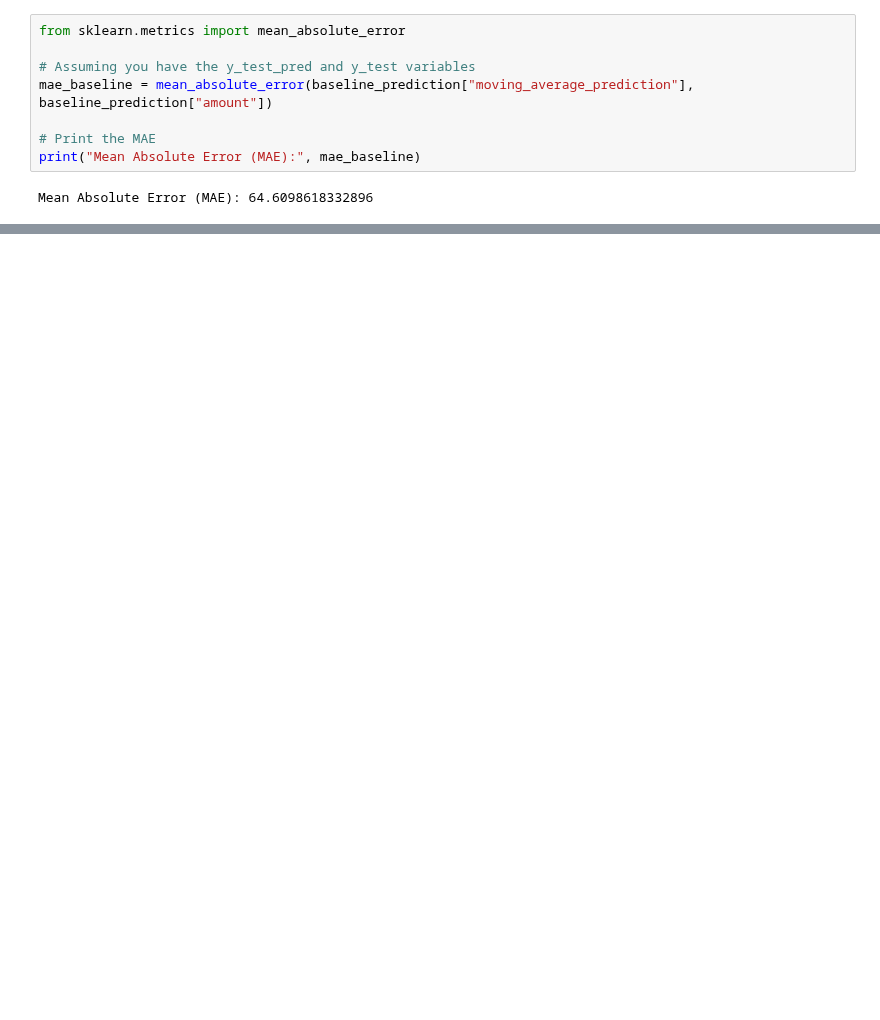
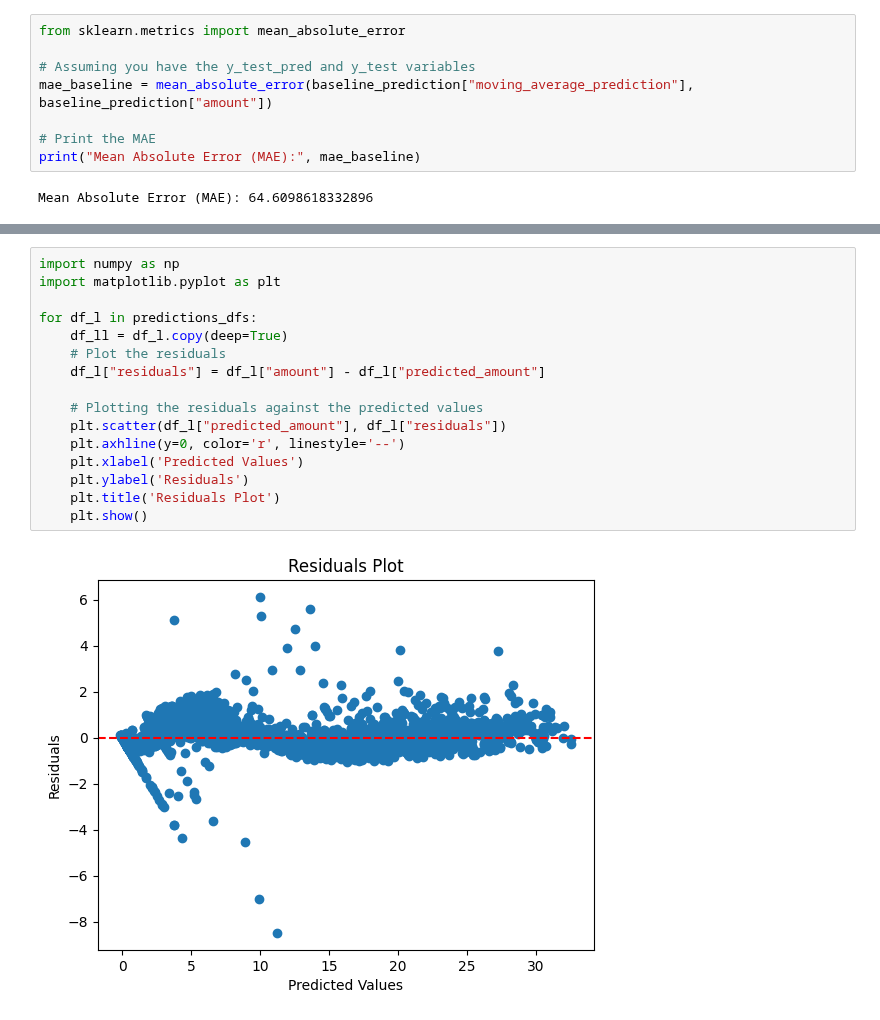
Before and after one commit to slavyolov/Algorithms, a Jupyter notebook: NFT_SU.ipynb, the cells around one changed output, grey strips where cells are left out. Drawn from its saved outputs; the diff is of its cells as text; blank space fills up the shorter version.

```diff
--- a/NFT_SU.ipynb
+++ b/NFT_SU.ipynb
@@ -822,0 +1063,18 @@ Mean Absolute Error (MAE): 64.6098618332896
+# %%
+import numpy as np
+import matplotlib.pyplot as plt
+
+for df_l in predictions_dfs:
+    df_ll = df_l.copy(deep=True)
+    # Plot the residuals
+    df_l["residuals"] = df_l["amount"] - df_l["predicted_amount"]
+
+    # Plotting the residuals against the predicted values
+    plt.scatter(df_l["predicted_amount"], df_l["residuals"])
+    plt.axhline(y=0, color='r', linestyle='--')
+    plt.xlabel('Predicted Values')
+    plt.ylabel('Residuals')
+    plt.title('Residuals Plot')
+    plt.show()
+# %% [output]
+[figure, added]
```
Also changed, not shown: parts of 16 cells of this notebook.
